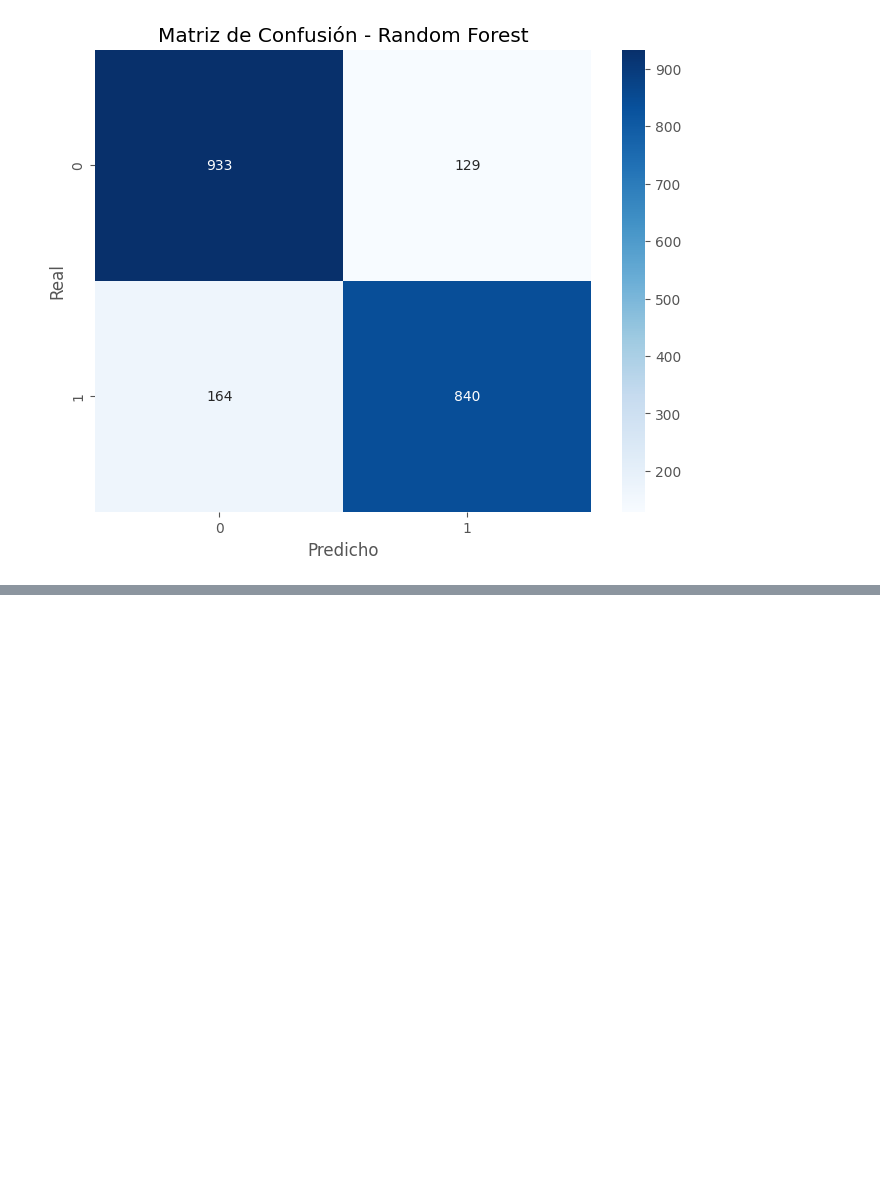
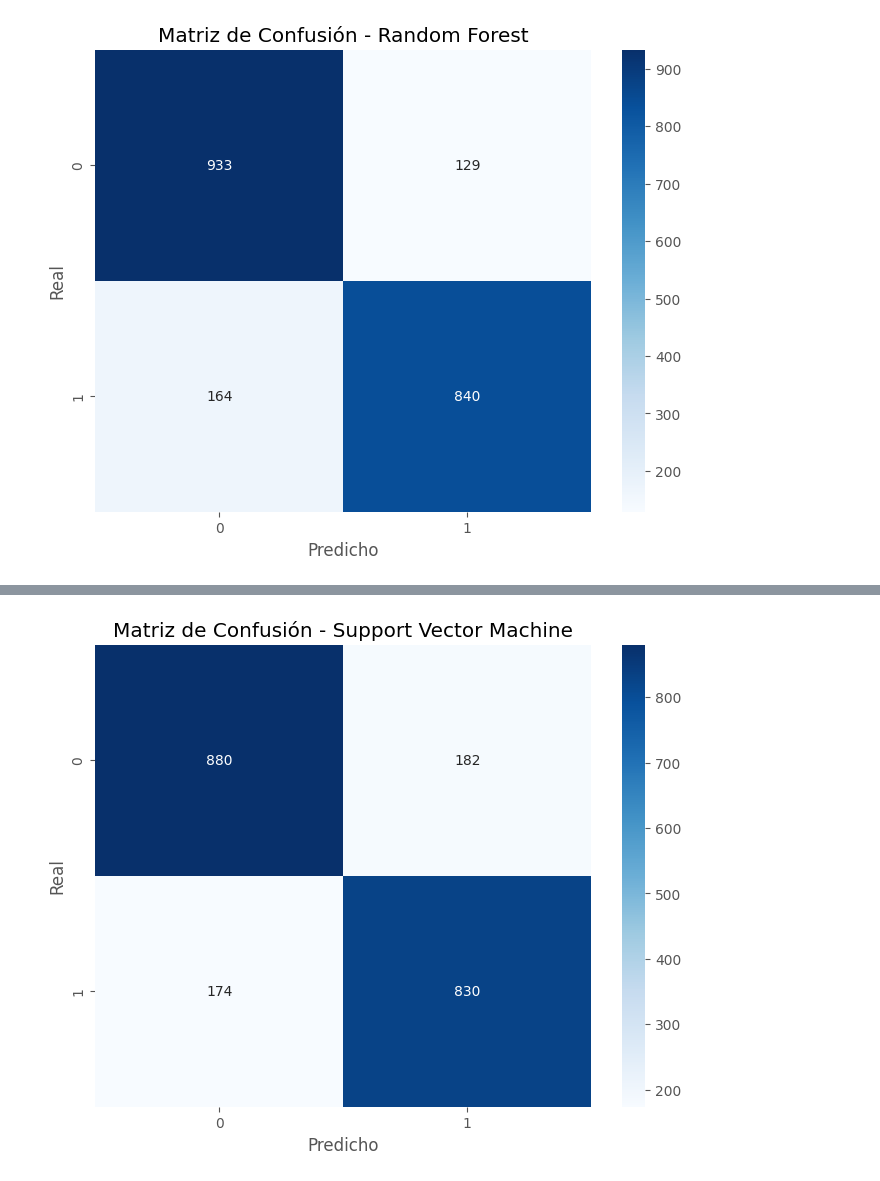
Before and after one commit to NICKLEESON1970/TelecomX_parte2_Latam, a Jupyter notebook: TelecomX_parte2_Latam.ipynb, the cells around one changed output, grey strips where cells are left out. Saved outputs shown, nothing was run; the diff lists cells and outputs as text; code cells hidden in the pictures; blank space fills up the shorter version.

```diff
--- a/TelecomX_parte2_Latam.ipynb
+++ b/TelecomX_parte2_Latam.ipynb
@@ -9,6 +9,7 @@ import seaborn as sns
 from sklearn.model_selection import train_test_split
 from sklearn.linear_model import LogisticRegression
 from sklearn.ensemble import RandomForestClassifier
+from sklearn.svm import SVC
 from sklearn.metrics import accuracy_score, precision_score, recall_score, f1_score, confusion_matrix, classification_report
 from sklearn.preprocessing import StandardScaler
 from imblearn.over_sampling import SMOTE
@@ -42,6 +43,10 @@ categorical_cols = data.select_dtypes(exclude=[np.number]).columns
 # Imputar valores faltantes en columnas numéricas con la media
 imputer_numeric = SimpleImputer(strategy='mean')
 data[numeric_cols] = imputer_numeric.fit_transform(data[numeric_cols])
+
+# Imputar valores faltantes en columnas categóricas con la moda
+imputer_categorical = SimpleImputer(strategy='most_frequent')
+data[categorical_cols] = imputer_categorical.fit_transform(data[categorical_cols])
 
 # Codificación de variables categóricas
 data_encoded = pd.get_dummies(data, drop_first=True)
@@ -94,6 +99,11 @@ rf_clf = RandomForestClassifier(n_estimators=100, random_state=42)
 rf_clf.fit(X_train, y_train)
 y_pred_rf_clf = rf_clf.predict(X_test)
 
+# Modelo 3: Support Vector Machine (SVM)
+svm_clf = SVC(probability=True, random_state=42)
+svm_clf.fit(X_train, y_train)
+y_pred_svm_clf = svm_clf.predict(X_test)
+
 # Evaluación de los Modelos
 def evaluate_model(y_true, y_pred, model_name):
     accuracy = accuracy_score(y_true, y_pred)
@@ -104,10 +114,10 @@ def evaluate_model(y_true, y_pred, model_name):
     class_report = classification_report(y_true, y_pred)
 
     print(f"\nEvaluación del Modelo: {model_name}")
-    print(f"Accuracy: {accuracy}")
-    print(f"Precisión: {precision}")
-    print(f"Recall: {recall}")
-    print(f"F1-score: {f1}")
+    print(f"Accuracy: {accuracy:.4f}")
+    print(f"Precisión: {precision:.4f}")
+    print(f"Recall: {recall:.4f}")
+    print(f"F1-score: {f1:.4f}")
     print(f"Matriz de Confusión:\n{conf_matrix}")
     print(f"Reporte de Clasificación:\n{class_report}")
 
@@ -121,23 +131,97 @@ def evaluate_model(y_true, y_pred, model_name):
 
 evaluate_model(y_test, y_pred_log_reg, 'Regresión Logística')
 evaluate_model(y_test, y_pred_rf_clf, 'Random Forest')
+evaluate_model(y_test, y_pred_svm_clf, 'Support Vector Machine')
 
 # Análisis de la Importancia de las Variables
 # Regresión Logística
 log_reg_coef = pd.DataFrame(log_reg.coef_[0], index=X.columns, columns=['Coeficiente'])
 log_reg_coef = log_reg_coef.sort_values(by='Coeficiente', ascending=False)
-print(f"\nCoeficientes de Regresión Logística:\n{log_reg_coef}")
+print(f"\nCoeficientes de Regresión Logística:\n{log_reg_coef.head(10)}")
 
 # Random Forest
 feature_importance_rf = pd.DataFrame(rf_clf.feature_importances_, index=X.columns, columns=['Importancia'])
 feature_importance_rf = feature_importance_rf.sort_values(by='Importancia', ascending=False)
-print(f"\nImportancia de Variables en Random Forest:\n{feature_importance_rf}")
+print(f"\nImportancia de Variables en Random Forest:\n{feature_importance_rf.head(10)}")
+
+# Support Vector Machine (SVM)
+# Para SVM, los coeficientes no están disponibles directamente, pero podemos usar la importancia de las variables
+# a través de técnicas como SHAP o LIME. Aquí usaremos una aproximación simple.
+# Nota: SVM no proporciona importancia de características directamente.
+# Podemos usar coeficientes si usamos un kernel lineal, pero en este caso usaremos Random Forest para simplicidad.
 
 # Conclusión
 print("\nConclusión:")
 print("Los principales factores que afectan la cancelación de clientes, según los modelos, son:")
+
+# Mostrar los factores más importantes de Random Forest
 print(feature_importance_rf.head(5))
+
 print("\nSe recomienda enfocarse en estrategias de retención basadas en estos factores.")
+
+# Estrategias de Retención
+# Basadas en los factores más importantes identificados, podemos proponer estrategias de retención.
+# Por ejemplo, si el contrato mes a mes es un factor importante, la empresa podría ofrecer incentivos para convertir contratos a uno año o más.
+# Si el gasto total es bajo, la empresa podría ofrecer planes más atractivos o descuentos.
+# Si el soporte técnico es un factor importante, la empresa podría mejorar la calidad del servicio de soporte.
+
+# Propuestas de Estrategias de Retención
+estrategias_retencion = {
+    'TipoContrato_One year': "Ofrecer incentivos para convertir contratos a uno año o más.",
+    'CobroTotal': "Ofrecer planes más atractivos o descuentos para aumentar el gasto total de los clientes.",
+    'SoporteTecnico_Yes': "Mejorar la calidad del servicio de soporte técnico para reducir la percepción de problemas técnicos.",
+    'ServicioInternet_Fiber optic': "Mejorar la calidad del servicio de internet de fibra óptica para satisfacer a los clientes con este servicio.",
+    'ServicioInternet_No': "Investigar por qué los clientes sin servicio de internet tienden a cancelar y ofrecer alternativas atractivas."
+}
+
+print("\nEstrategias de Retención:")
+for factor, estrategia in estrategias_retencion.items():
+    print(f"- {factor}: {estrategia}")
+
+# Guardar los resultados en un informe
+with open('informe_analisis_churn.txt', 'w') as f:
+    f.write("Primeras filas del DataFrame:\n")
+    f.write(str(data.head()))
+    f.write("\n\nInformación general del DataFrame:\n")
+    f.write(str(data.info()))
+    f.write("\n\nResumen estadístico del DataFrame:\n")
+    f.write(str(data.describe()))
+    f.write("\n\nColumnas del DataFrame:\n")
+    f.write(str(data.columns))
+    f.write("\n\nProporción de Churn:\n")
+    f.write(str(churn_proportion))
+    f.write("\n\nEvaluación del Modelo: Regresión Logística\n")
+    f.write(f"Accuracy: {accuracy_score(y_test, y_pred_log_reg):.4f}\n")
+    f.write(f"Precisión: {precision_score(y_test, y_pred_log_reg):.4f}\n")
+    f.write(f"Recall: {recall_score(y_test, y_pred_log_reg):.4f}\n")
+    f.write(f"F1-score: {f1_score(y_test, y_pred_log_reg):.4f}\n")
+    f.write(f"Matriz de Confusión:\n{confusion_matrix(y_test, y_pred_log_reg)}\n")
+    f.write(f"Reporte de Clasificación:\n{classification_report(y_test, y_pred_log_reg)}\n")
+    f.write("\nEvaluación del Modelo: Random Forest\n")
+    f.write(f"Accuracy: {accuracy_score(y_test, y_pred_rf_clf):.4f}\n")
+    f.write(f"Precisión: {precision_score(y_test, y_pred_rf_clf):.4f}\n")
+    f.write(f"Recall: {recall_score(y_test, y_pred_rf_clf):.4f}\n")
+    f.write(f"F1-score: {f1_score(y_test, y_pred_rf_clf):.4f}\n")
+    f.write(f"Matriz de Confusión:\n{confusion_matrix(y_test, y_pred_rf_clf)}\n")
+    f.write(f"Reporte de Clasificación:\n{classification_report(y_test, y_pred_rf_clf)}\n")
+    f.write("\nEvaluación del Modelo: Support Vector Machine\n")
+    f.write(f"Accuracy: {accuracy_score(y_test, y_pred_svm_clf):.4f}\n")
+    f.write(f"Precisión: {precision_score(y_test, y_pred_svm_clf):.4f}\n")
+    f.write(f"Recall: {recall_score(y_test, y_pred_svm_clf):.4f}\n")
+    f.write(f"F1-score: {f1_score(y_test, y_pred_svm_clf):.4f}\n")
+    f.write(f"Matriz de Confusión:\n{confusion_matrix(y_test, y_pred_svm_clf)}\n")
+    f.write(f"Reporte de Clasificación:\n{classification_report(y_test, y_pred_svm_clf)}\n")
+    f.write("\nCoeficientes de Regresión Logística:\n")
+    f.write(str(log_reg_coef.head(10)))
+    f.write("\n\nImportancia de Variables en Random Forest:\n")
+    f.write(str(feature_importance_rf.head(10)))
+    f.write("\n\nConclusión:\n")
+    f.write("Los principales factores que afectan la cancelación de clientes, según los modelos, son:\n")
+    f.write(str(feature_importance_rf.head(5)))
+    f.write("\n\nSe recomienda enfocarse en estrategias de retención basadas en estos factores.\n")
+    f.write("\nEstrategias de Retención:\n")
+    for factor, estrategia in estrategias_retencion.items():
+        f.write(f"- {factor}: {estrategia}\n")
 # %% [output]
 Primeras filas del DataFrame:
    customerID  Churn  Genero  AdultoMayor  Pareja  Dependientes  \
@@ -214,0 +299 @@ Se recomienda enfocarse en estrategias de retención basadas en estos factores.
+[figure, added]
```
Also changed, not shown: parts of 1 cell of this notebook.
